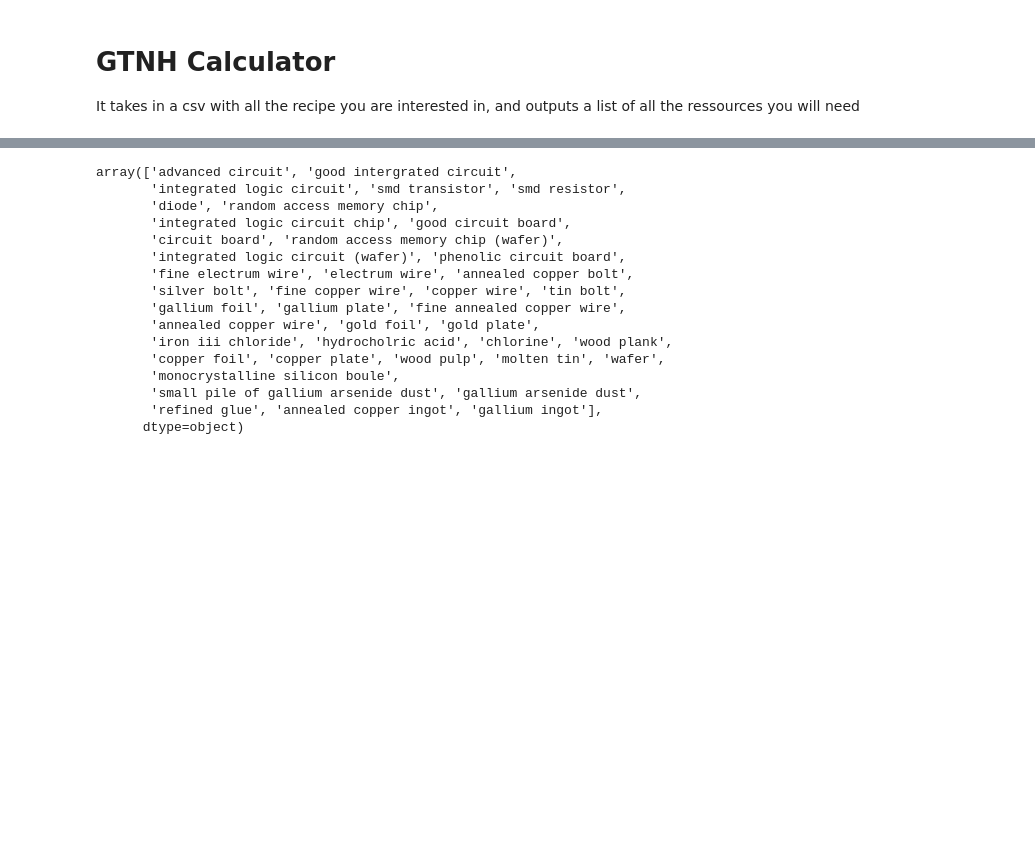
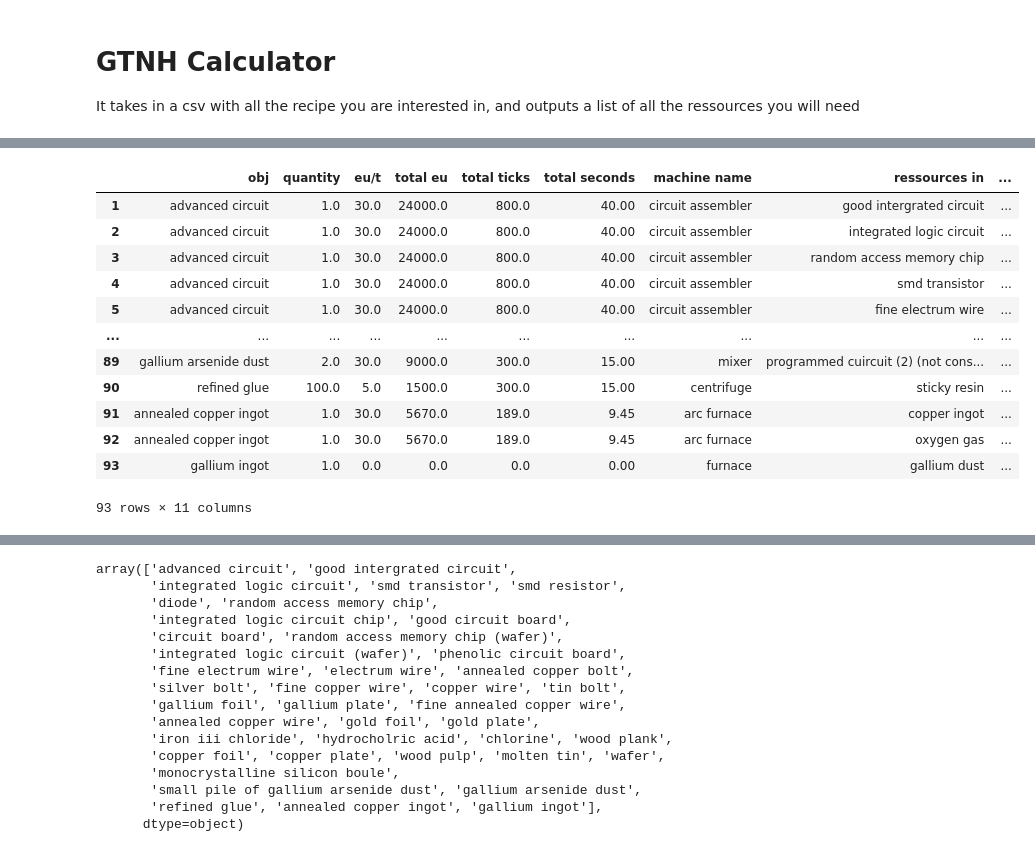
Before and after one commit to CorentinGaillard/GTNH_craft_calc, a Jupyter notebook: GTNH_calc_on_gsheet.ipynb, the cells around one changed output, grey strips where cells are left out. Drawn from its saved outputs; the diff is of its cells as text; code cells hidden in the pictures; blank space fills up the shorter version.

```diff
--- a/GTNH_calc_on_gsheet.ipynb
+++ b/GTNH_calc_on_gsheet.ipynb
@@ -73,0 +56,28 @@ df = df.apply(to_lower)
+# %%
+# Filling in NaNs
+tmp = df.drop(columns=['byproduct', 'quantity byproduct']).fillna(method='ffill')
+tmp['byproduct'] = df.byproduct
+tmp['quantity byproduct'] = df['quantity byproduct']
+df = tmp
+del tmp
+# Then converting what can be into float (for computations later on)
+def maybe_float(x):
+  if x.name in ["quantity", "eu/t", "total eu", "total ticks", "total seconds", "quantity ressources", "quantity byproduct"]:
+    return x.apply(float)
+  return x
+df = df.apply(maybe_float)
+df
+# %% [output]
+|  | obj | quantity | eu/t | total eu | total ticks | total seconds | machine name | ressources in | ... |
+| 1 | advanced circuit | 1.0 | 30.0 | 24000.0 | 800.0 | 40.00 | circuit assembler | good intergrated circuit | ... |
+| 2 | advanced circuit | 1.0 | 30.0 | 24000.0 | 800.0 | 40.00 | circuit assembler | integrated logic circuit | ... |
+| 3 | advanced circuit | 1.0 | 30.0 | 24000.0 | 800.0 | 40.00 | circuit assembler | random access memory chip | ... |
+| 4 | advanced circuit | 1.0 | 30.0 | 24000.0 | 800.0 | 40.00 | circuit assembler | smd transistor | ... |
+| 5 | advanced circuit | 1.0 | 30.0 | 24000.0 | 800.0 | 40.00 | circuit assembler | fine electrum wire | ... |
+| ... | ... | ... | ... | ... | ... | ... | ... | ... | ... |
+| 89 | gallium arsenide dust | 2.0 | 30.0 | 9000.0 | 300.0 | 15.00 | mixer | programmed cuircuit (2) (not cons... | ... |
+| 90 | refined glue | 100.0 | 5.0 | 1500.0 | 300.0 | 15.00 | centrifuge | sticky resin | ... |
+| 91 | annealed copper ingot | 1.0 | 30.0 | 5670.0 | 189.0 | 9.45 | arc furnace | copper ingot | ... |
+| 92 | annealed copper ingot | 1.0 | 30.0 | 5670.0 | 189.0 | 9.45 | arc furnace | oxygen gas | ... |
+| 93 | gallium ingot | 1.0 | 0.0 | 0.0 | 0.0 | 0.00 | furnace | gallium dust | ... |
+93 rows × 11 columns
```
Also changed, not shown: parts of 8 cells of this notebook.
